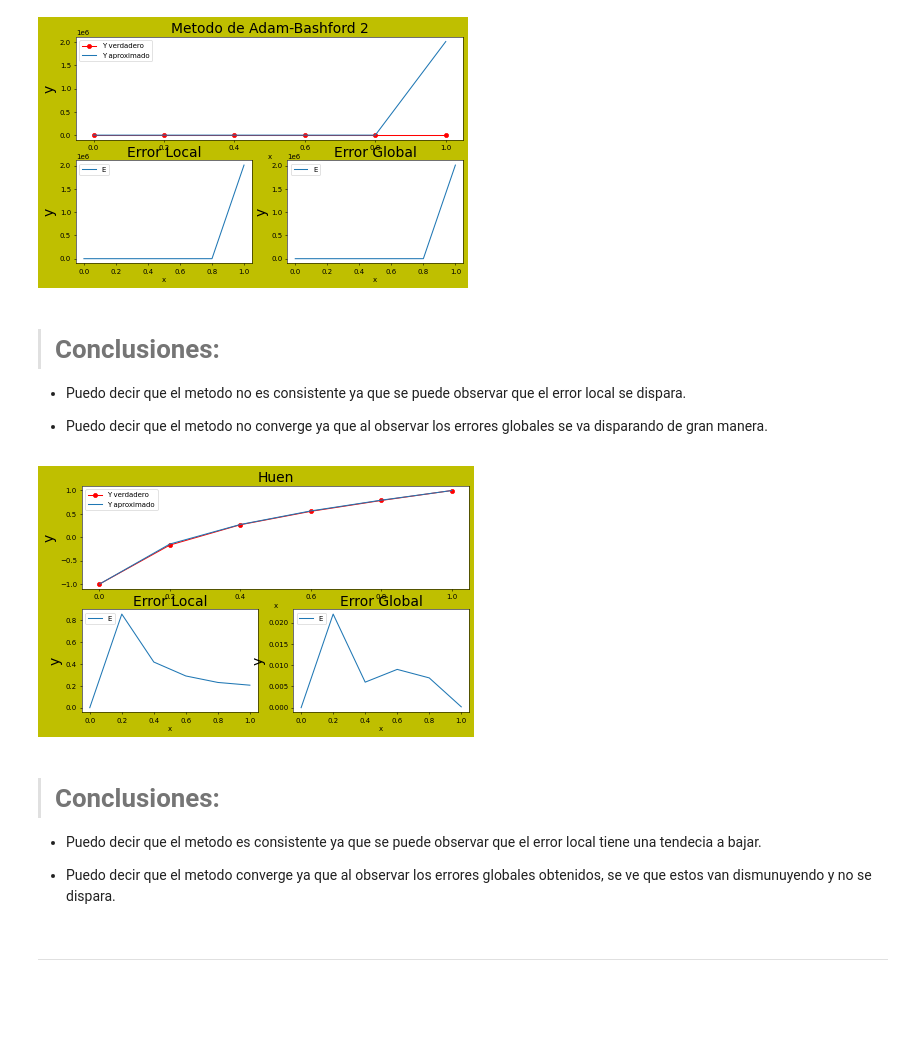
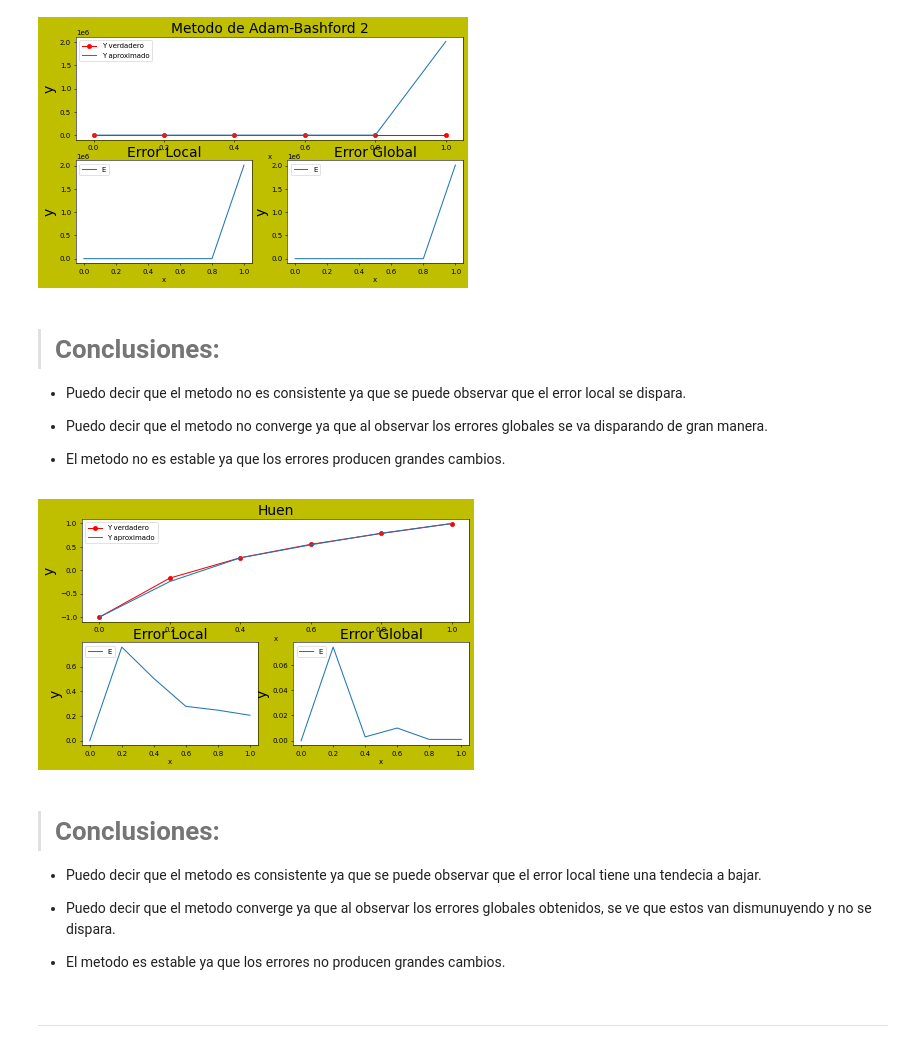
Before and after one commit to Leonel-H29/Facultad, a Jupyter notebook: TP1/TP1.ipynb, the cells around one changed output. Drawn from its saved outputs; the diff is of its cells as text; code cells hidden in the pictures; blank space fills up the shorter version.

```diff
--- a/TP1/TP1.ipynb
+++ b/TP1/TP1.ipynb
@@ -431,6 +444,8 @@ plt.show()
 *   Puedo decir que el metodo no es consistente ya que se puede observar que el error local se dispara.
 
 *   Puedo decir que el metodo no converge ya que al observar los errores globales se va disparando de gran manera.
+
+*   El metodo no es estable ya que los errores  producen grandes cambios.
 # %%
 import numpy as np
 import matplotlib.pyplot as plt
@@ -439,10 +454,10 @@ import matplotlib.pyplot as plt
 #Ejercicio b)
 
 y_real=[-1,-0.167874,0.26466472,0.55021293,0.78168436,0.99326205]
-y_aproximado=[-1,-0.146,0.270,0.559,0.788,0.993]
+y_aproximado=[-1,-0.242,0.262,0.540,0.787,0.993]
 
-error_local = [0,0.853, 0.416, 0.289, 0.230, 0.205]
-error_global = [0,0.022, 0.006, 0.009, 0.007, 0.0002]
+error_local = [0,0.758, 0.504, 0.278, 0.247, 0.206]
+error_global = [0,0.074, 0.003, 0.010, 0.001, 0.001]
 x = np.linspace(0,1,6)
 
 #===================================Grafico los valores aproximados
@@ -455,34 +470,34 @@ plt.plot(x,y_aproximado)
 
 plt.title("Huen", fontsize=20)
 plt.legend(('Y verdadero','Y aproximado'), loc='upper left')
 plt.xlabel('x')
 plt.ylabel('y', fontsize=20)
 
 
 #===================================Grafico los errores
 #plt.figure(2, (10,6), 50, 'y', 'g')
 
 plt.subplot(2,2,3)
 plt.plot(x,error_local)
 
 plt.title("Error Local", fontsize=20)
 plt.legend(('Error Local'), loc='upper left')
 plt.xlabel('x')
 plt.ylabel('y', fontsize=20)
 
 #plt.figure(3, (10,6), 50, 'y', 'g')
 plt.subplot(2,2,4)
 plt.plot(x,error_global)
 
 plt.title("Error Global", fontsize=20)
 plt.legend(('Error Global'), loc='upper left')
 plt.xlabel('x')
 plt.ylabel('y', fontsize=20)
 
 
 plt.show()
 # %% [output]
-[figure, old version]
+[figure, new version]
 # %% [markdown]
 > # Conclusiones:
 
@@ -490,6 +505,8 @@ plt.show()
 *   Puedo decir que el metodo es consistente ya que se puede observar que el error local tiene una tendecia a bajar.
 
 *   Puedo decir que el metodo converge ya que al observar los errores globales obtenidos, se ve que estos van dismunuyendo y no se dispara.
+
+*   El metodo es estable ya que los errores no producen grandes cambios.
 # %% [markdown]
 
 
```
Also changed, not shown: parts of 8 cells of this notebook.
